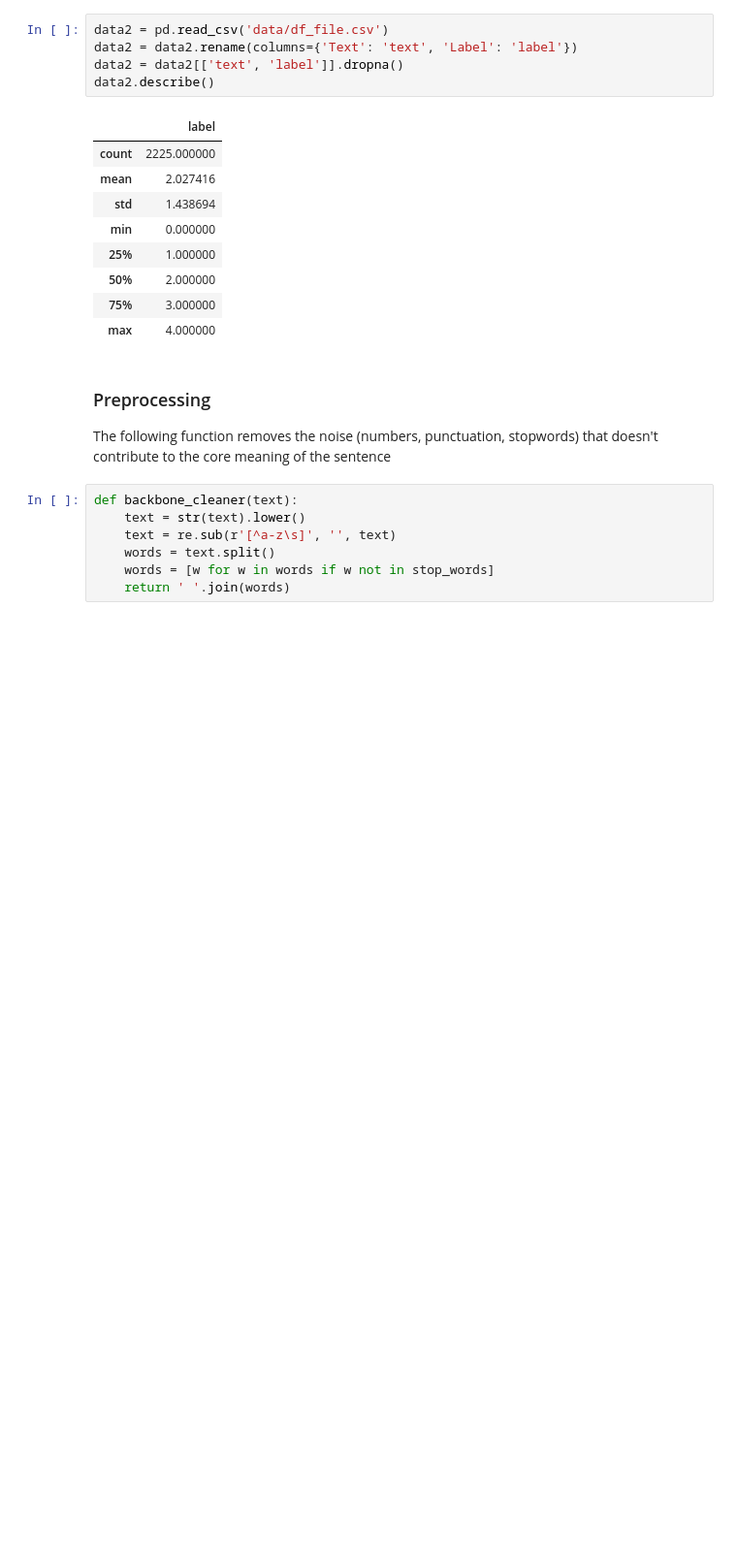
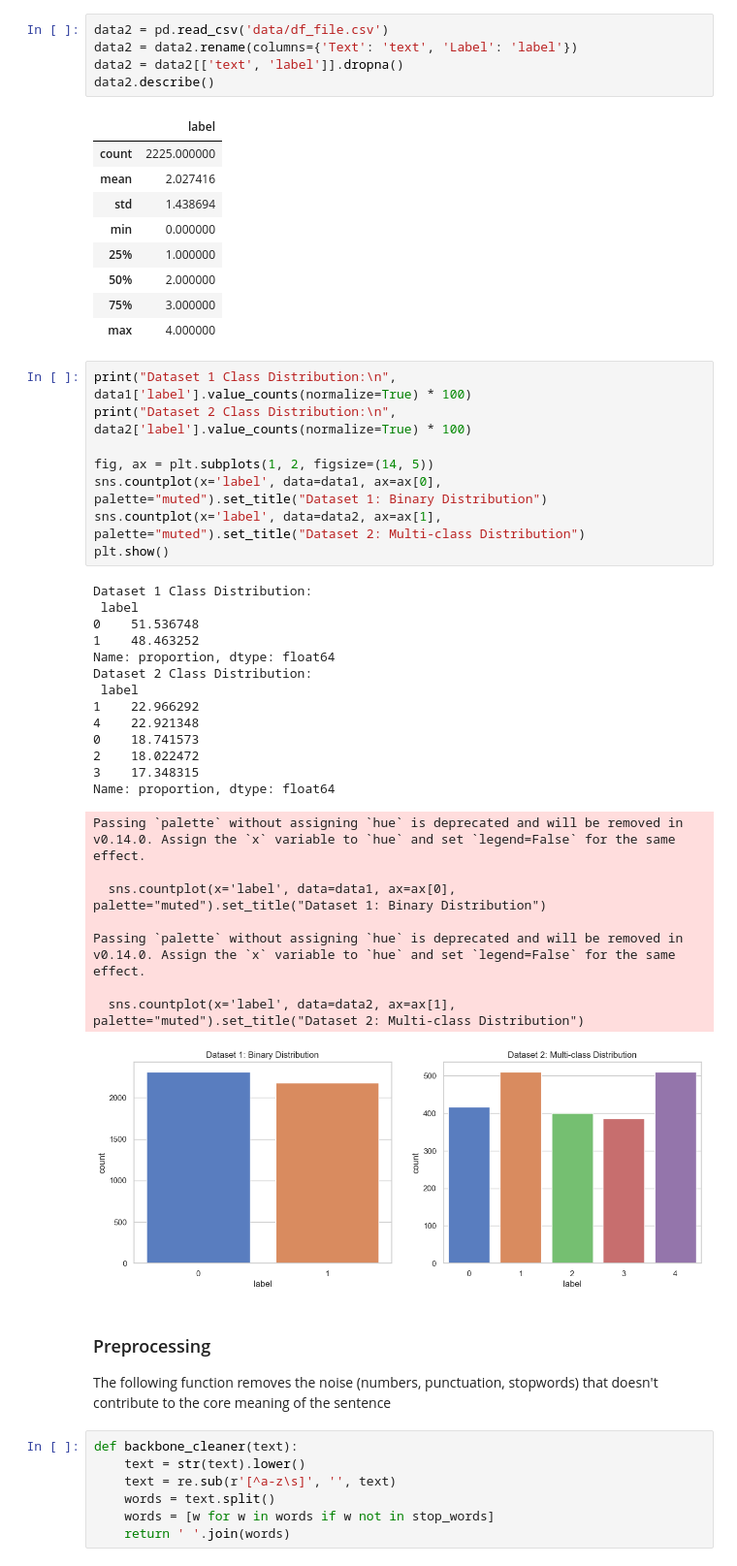
Before and after one commit to mal0101/Text-Mining-Project, a Jupyter notebook: main.ipynb, the cells around one changed output. Shown at 97% size. Cells and saved outputs as stored; diff of their text form; blank space fills up the shorter version.

Commit message:
add class distribution visualizations to verify dataset balance

```diff
--- a/main.ipynb
+++ b/main.ipynb
@@ -64,6 +64,36 @@ data2.describe()
 | 50% | 2.000000 |
 | 75% | 3.000000 |
 | max | 4.000000 |
+# %%
+print("Dataset 1 Class Distribution:\n", data1['label'].value_counts(normalize=True) * 100)
+print("Dataset 2 Class Distribution:\n", data2['label'].value_counts(normalize=True) * 100)
+
+fig, ax = plt.subplots(1, 2, figsize=(14, 5))
+sns.countplot(x='label', data=data1, ax=ax[0], palette="muted").set_title("Dataset 1: Binary Distribution")
+sns.countplot(x='label', data=data2, ax=ax[1], palette="muted").set_title("Dataset 2: Multi-class Distribution")
+plt.show()
+# %% [output]
+Dataset 1 Class Distribution:
+ label
+0    51.536748
+1    48.463252
+Name: proportion, dtype: float64
+Dataset 2 Class Distribution:
+ label
+1    22.966292
+4    22.921348
+0    18.741573
+2    18.022472
+3    17.348315
+Name: proportion, dtype: float64
+Passing `palette` without assigning `hue` is deprecated and will be removed in v0.14.0. Assign the `x` variable to `hue` and set `legend=False` for the same effect.
+
+  sns.countplot(x='label', data=data1, ax=ax[0], palette="muted").set_title("Dataset 1: Binary Distribution")
+
+Passing `palette` without assigning `hue` is deprecated and will be removed in v0.14.0. Assign the `x` variable to `hue` and set `legend=False` for the same effect.
+
+  sns.countplot(x='label', data=data2, ax=ax[1], palette="muted").set_title("Dataset 2: Multi-class Distribution")
+[figure, added]
 # %% [markdown]
 ### Preprocessing
 
```
Also changed, not shown: parts of 1 cell of this notebook.
